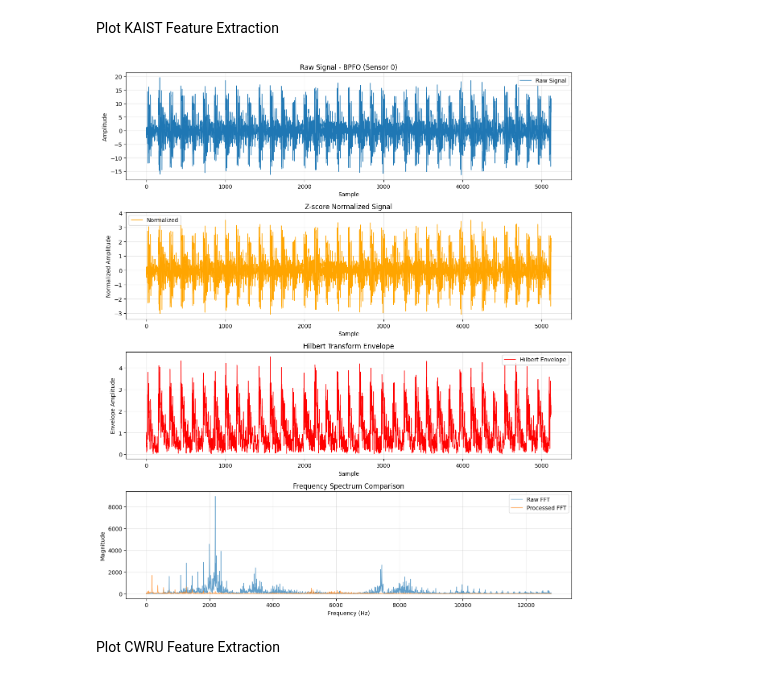
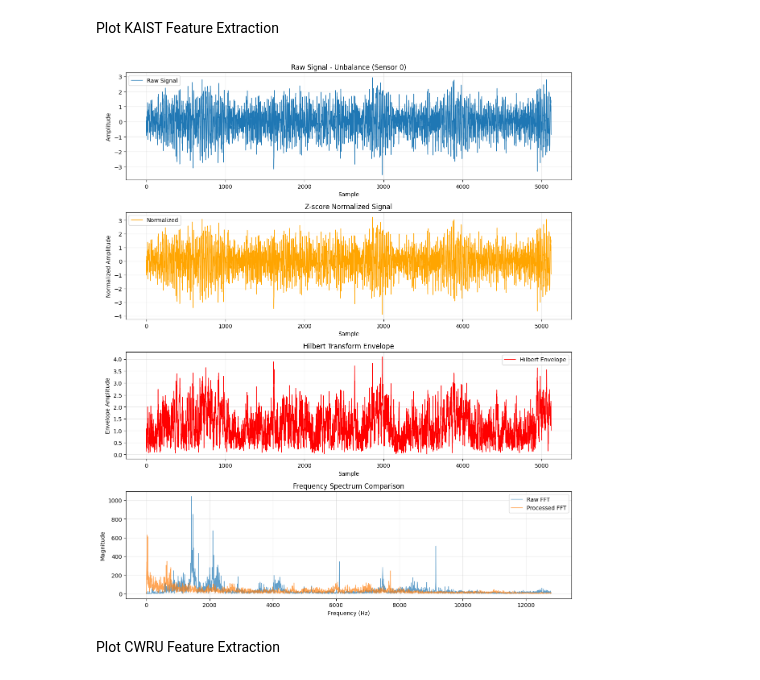
Before and after one commit to giljoa/flex-uns-fw, a Jupyter notebook: ml/model-nb/CNN_Generalizability.ipynb, the cells around one changed output. Drawn from its saved outputs; the diff is of its cells as text; code cells hidden in the pictures.

```diff
--- a/ml/model-nb/CNN_Generalizability.ipynb
+++ b/ml/model-nb/CNN_Generalizability.ipynb
@@ -83,8 +83,8 @@ def load_domain_data_kaist(class_labels, domain_name, label_map=None):
     return vibration_data
 
 # Example usage
-vibration_data_kaist = load_domain_data_kaist(list(kaist_map.keys()), '0Nm', label_map=kaist_map)
-class_labels_kaist_unified = list(vibration_data_kaist.keys())
+vibration_data_kaist_unified = load_domain_data_kaist(list(kaist_map.keys()), '0Nm', label_map=kaist_map)
+class_labels_kaist_unified = list(vibration_data_kaist_unified.keys())
 # %% [output]
 🚀 Loading KAIST domain 0Nm...
 📂 Loading cached CSV for 0Nm_Normal → Normal
@@ -663,9 +496,10 @@ def plot_signal_examples(data_dict, class_labels, sampling_rate, window_size):
 # %% [markdown]
 Plot KAIST Feature Extraction
 # %%
-plot_signal_examples(vibration_data_kaist_unified, class_labels_unified, sampling_rate_unified, window_size=5120)
+sampling_rate_unified = sampling_rate_kaist  # since both datasets are now at 25.6 kHz
+m_plot.plot_signal_examples(vibration_data_kaist_unified, class_labels_kaist_unified, sampling_rate_unified, window_size=5120)
 # %% [output]
-[figure, old version]
+[figure, new version]
 # %% [markdown]
 Plot CWRU Feature Extraction
 # %%
```
Also changed, not shown: parts of 11 cells of this notebook, 18 other files.
